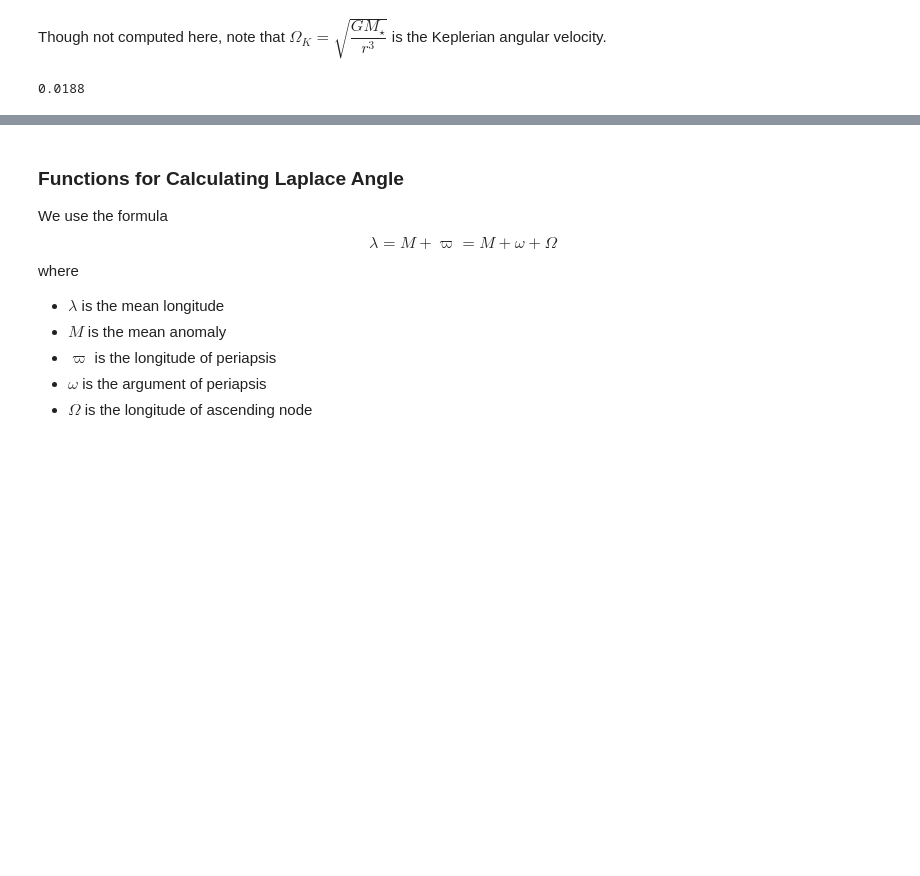
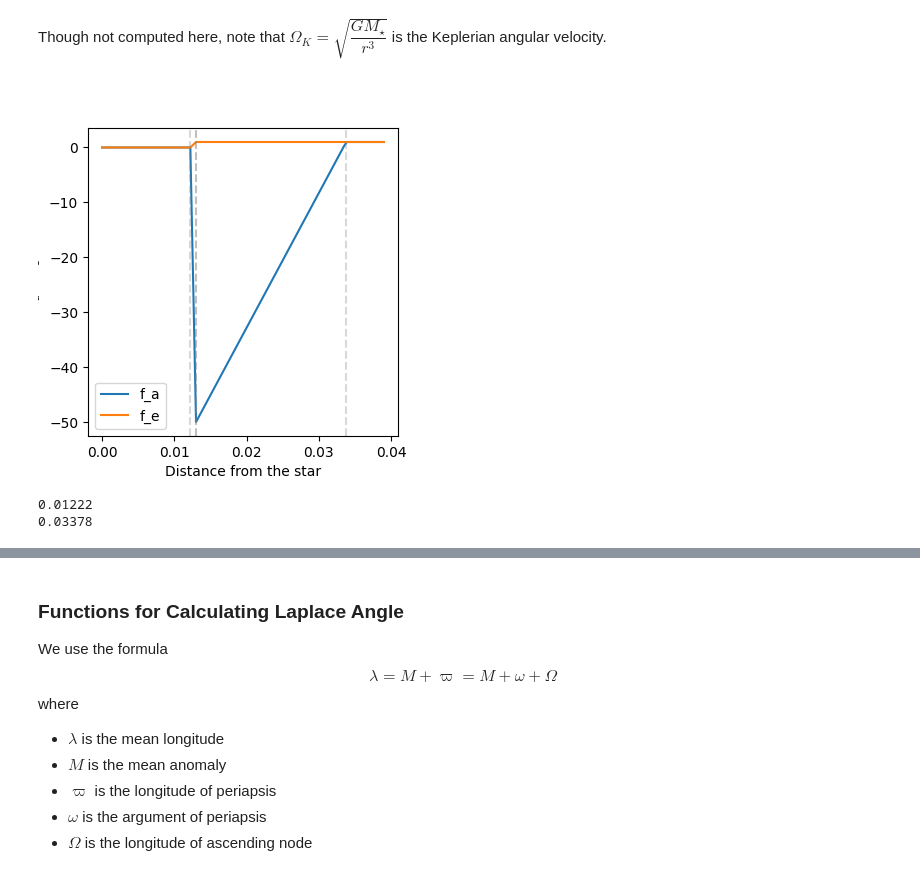
Before and after one commit to dchen10Git/uchi-exoplanets-2025, a Jupyter notebook: trappist1_migration.ipynb, the cells around one changed output, grey strips where cells are left out. Saved outputs shown, nothing was run; the diff lists cells and outputs as text; code cells hidden in the pictures; blank space fills up the shorter version.

```diff
--- a/trappist1_migration.ipynb
+++ b/trappist1_migration.ipynb
@@ -134,41 +127,41 @@ def f_functions(r):
         1
     ]
 
     f_e = [
         0,
         A_e * (r - r_c + Delta) / Delta,
         (A_e - 1) * (r_c + Delta + 1 / A_a - r) / (Delta + 1 / A_a) + 1,
         1
     ]
 
     f_a_vals = np.select(conditions, f_a, default=np.nan)
     f_e_vals = np.select(conditions, f_e, default=np.nan)
     return f_a_vals, f_e_vals
 
+%matplotlib widget
 def plot_f_functions():
-    A_e = 2
-    A_a = 3
-    r_c = 9
-    Delta = 3
-
-    # %matplotlib widget
-
     fig, ax = plt.subplots()
     fig.set_figwidth(4.0)
     fig.set_figheight(4.0)
 
     xs = np.linspace(0, 3*r_c, 100)
     f_a_vals, f_e_vals = f_functions(xs)
     ax.plot(xs, f_a_vals, label='f_a')
     ax.plot(xs, f_e_vals, label='f_e')
     plt.ylabel("$f_a$ or $f_e$")
     plt.xlabel("Distance from the star")
+    plt.axvline(r_c-Delta, color='gray', ls='--', alpha=0.3)
+    plt.axvline(r_c, color='gray', ls='--', alpha=0.5)
+    plt.axvline(r_c+Delta+1/A_a, color='gray', ls='--', alpha=0.3)
     plt.legend()
     plt.show()
 
-# plot_f_functions()
+plot_f_functions()
 print(r_c - Delta)
+print(r_c + Delta + 1 / A_a)
 # %% [output]
+[figure, added]
-0.0188
+0.01222
+0.03378
 # %% [markdown]
 ### Tidal Damping
```
Also changed, not shown: parts of 19 cells of this notebook, 2 other files.
